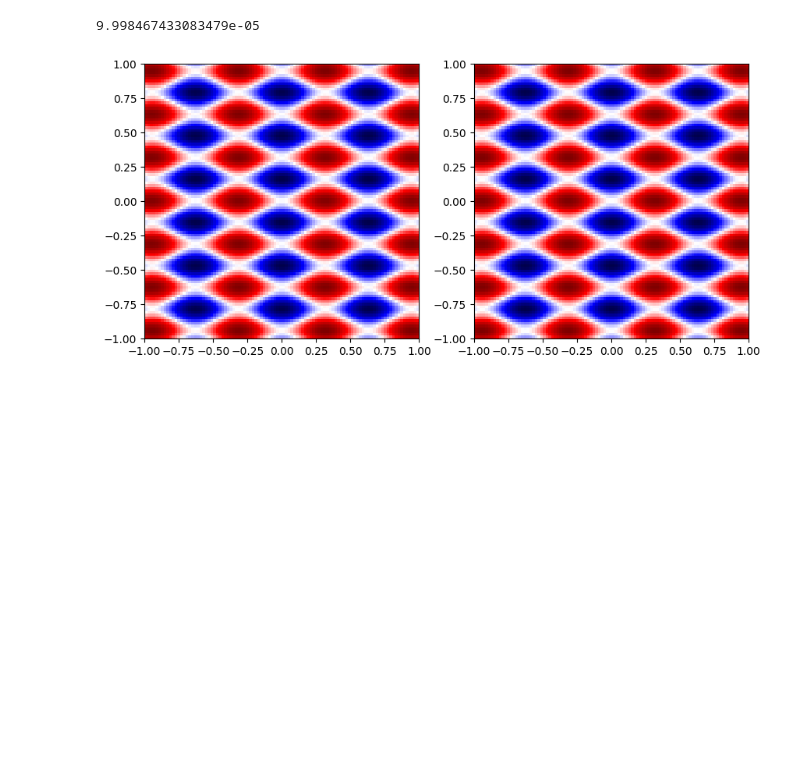
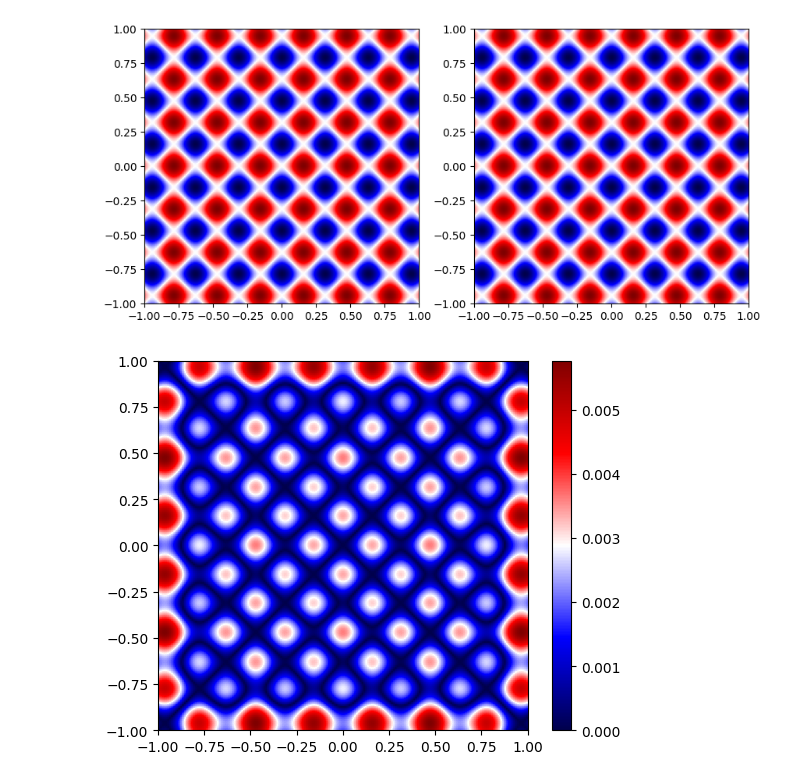
Before and after one commit to JustARandomness/NumericalMethods7Sem, a Jupyter notebook: Lab2.ipynb, the cells around one changed output. Saved outputs shown, nothing was run; the diff lists cells and outputs as text; code cells hidden in the pictures; blank space fills up the shorter version.

```diff
--- a/Lab2.ipynb
+++ b/Lab2.ipynb
@@ -2,10 +2,10 @@
 import numpy as np
 import matplotlib.pyplot as plt
 # %%
-h = 0.02
+h = 0.01
 x_l, x_r = -1, 1
 y_l, y_r = -1, 1
-k1 = 5
+k1 = 10
 k2 = 10
 lx, ly = np.abs(x_r- x_l), np.abs(y_r - y_l)
 Nx, Ny = int(np.round(lx / h)), int(np.round(ly / h))
@@ -64,12 +59,11 @@ def get_numerical_solution(eps, iter=100000, k1=k1, k2=k2, X=X, Y=Y, hx=hx, hy=h
     lambda_max_n = 4 / (hx ** 2) * np.pow(np.sin(np.pi * (Nx - 1) * hx / (2 * lx)), 2) + 4 / (hx ** 2) * np.pow(np.sin(np.pi * (Ny - 1) * hy / (2 * ly)), 2) + 4
 
     tau = 2 / (lambda_min_n + lambda_max_n)
-    print(tau)
     u_new = u + tau * (F - L(u, hx, hy))
     for _ in range(iter):
         u = u_new
         u_new = u + tau * (F - L(u, hx, hy))
-        if np.linalg.norm(u_new - u) < eps:
+        if np.max(np.abs(u - u_new)) < eps:
             break
     return u
 
@@ -78,14 +72,12 @@ def plot_real_and_numerical_solution(u, X, Y, k1, k2):
     ax[0].imshow(u.T, extent=(x_l, x_r, y_l, y_r), cmap='seismic')
     ax[1].imshow(real_solution(X, Y, k1, k2).T, extent=(x_l, x_r, y_l, y_r), cmap='seismic')
     plt.show()
+    plt.imshow(np.abs(u.T - real_solution(X, Y, k1, k2).T), extent=(x_l, x_r, y_l, y_r), cmap='seismic')
+    plt.colorbar()
 # %%
 u002 = get_numerical_solution(eps=1e-6)
-# %% [output]
-9.998467433083479e-05
-# %%
-fig, ax = plt.subplots(1, 2, figsize=(10, 5))
-ax[0].imshow(u002.T, extent=(x_l, x_r, y_l, y_r), cmap='seismic')
-ax[1].imshow(real_solution(X, Y, k1, k2).T, extent=(x_l, x_r, y_l, y_r), cmap='seismic')
-plt.show()
-# %% [output]
-[figure, removed]
+# %%
+plot_real_and_numerical_solution(u002, X, Y, k1, k2)
+# %% [output]
+[figure, added]
+[figure, added]
```
Also changed, not shown: parts of 4 cells of this notebook, 1 other file.
